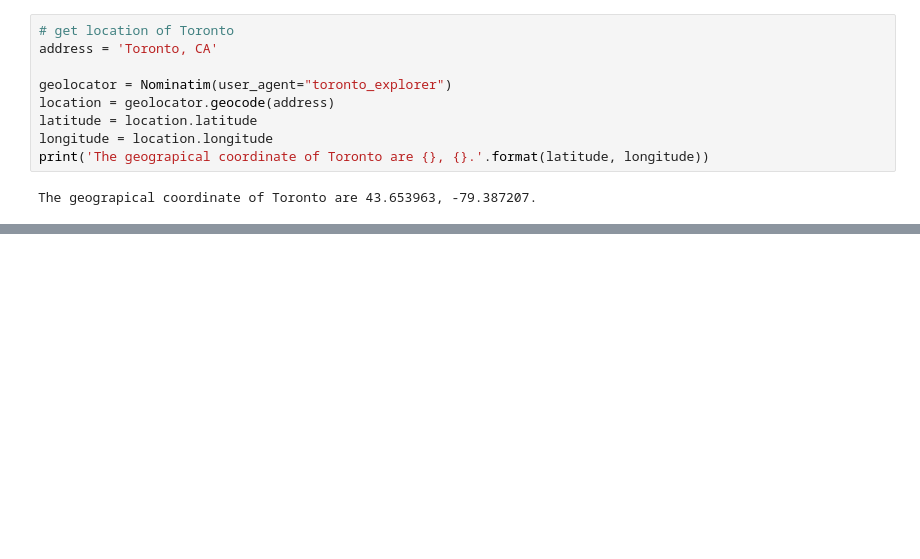
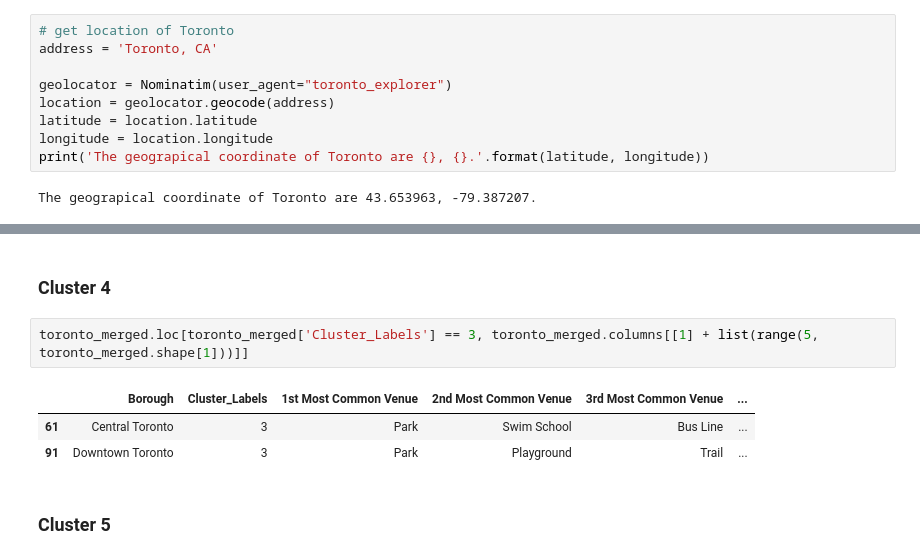
Before and after one commit to henryxji/learn, a Jupyter notebook: Segmenting_and_Clustering_Neighborhoods.ipynb, the cells around one changed output, grey strips where cells are left out. Cells and saved outputs as stored; diff of their text form; blank space fills up the shorter version.

```diff
--- a/Segmenting_and_Clustering_Neighborhoods.ipynb
+++ b/Segmenting_and_Clustering_Neighborhoods.ipynb
@@ -390,0 +523,10 @@ Image(url= "https://github.com/henryxji/learn/blob/master/segmenting%20and%20clu
+# %% [markdown]
+### Cluster 4
+# %%
+toronto_merged.loc[toronto_merged['Cluster_Labels'] == 3, toronto_merged.columns[[1] + list(range(5, toronto_merged.shape[1]))]]
+# %% [output]
+|  | Borough | Cluster_Labels | 1st Most Common Venue | 2nd Most Common Venue | 3rd Most Common Venue | ... |
+| 61 | Central Toronto | 3 | Park | Swim School | Bus Line | ... |
+| 91 | Downtown Toronto | 3 | Park | Playground | Trail | ... |
+# %% [markdown]
+### Cluster 5
```
Also changed, not shown: parts of 18 cells of this notebook.
